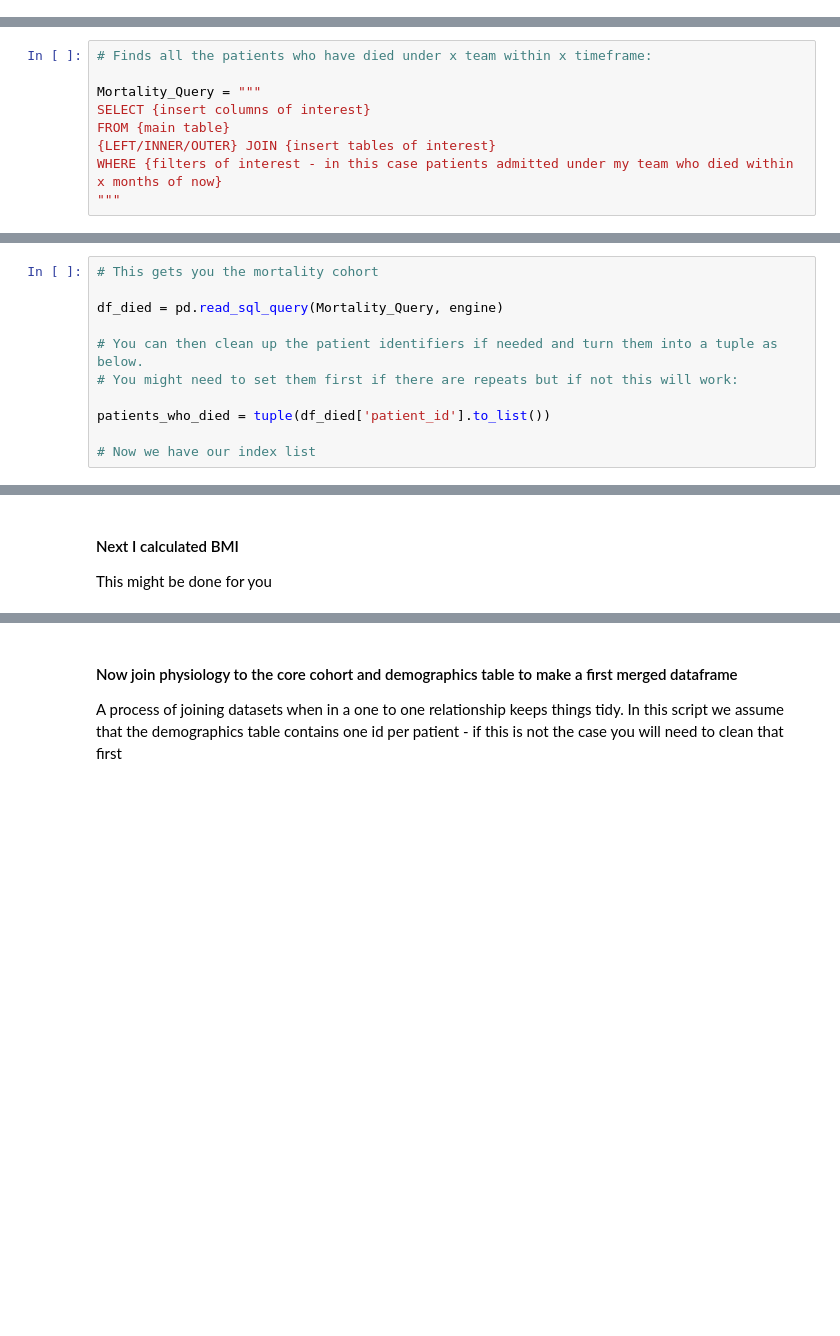
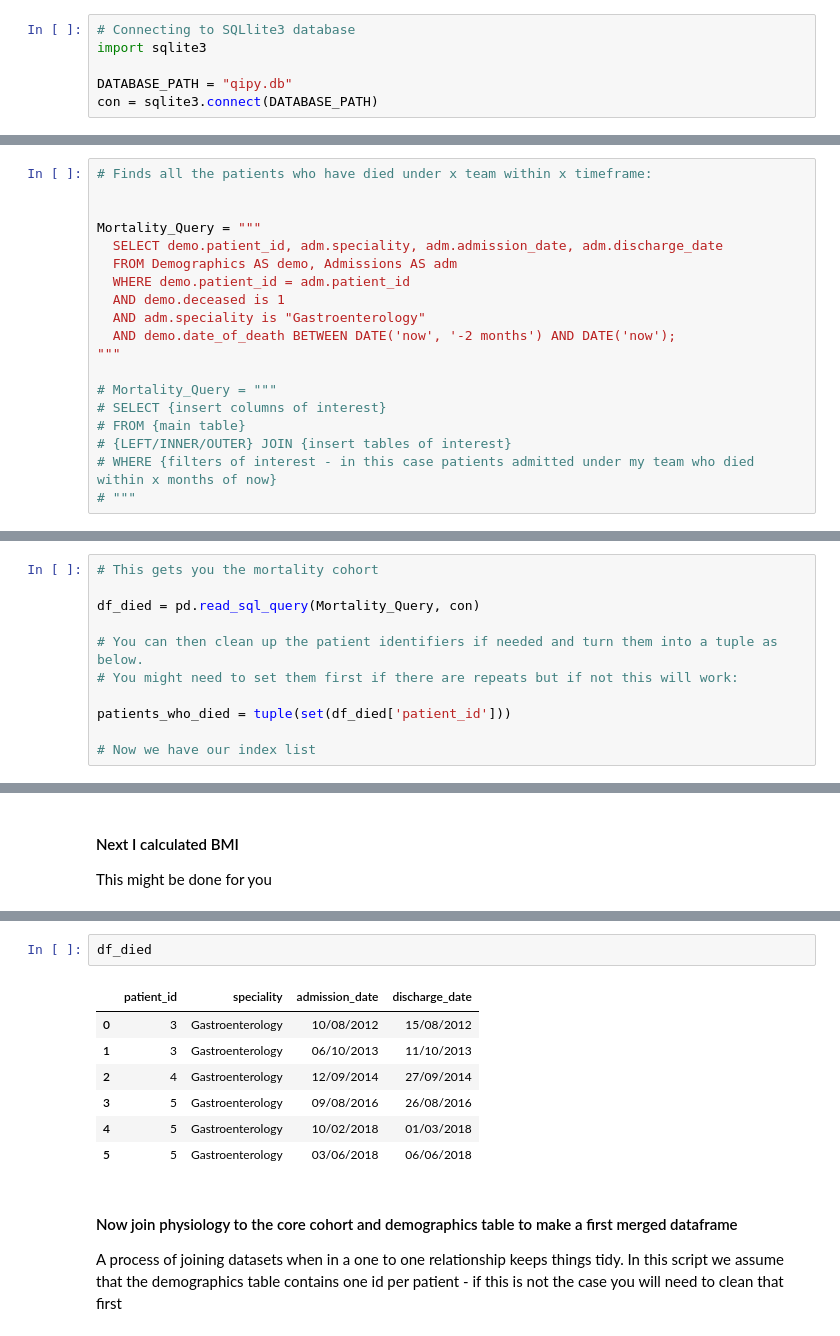
Before and after one commit to MattStammers/Life_Death_Python, a Jupyter notebook: Learning_From_Death/Learning_From_Death.ipynb, the cells around one changed output, grey strips where cells are left out. Drawn from its saved outputs; the diff is of its cells as text; blank space fills up the shorter version.

Commit message:
added sqlite3 db with dummy data

```diff
--- a/Learning_From_Death/Learning_From_Death.ipynb
+++ b/Learning_From_Death/Learning_From_Death.ipynb
@@ -115,3 +119,9 @@ engine.connect()
+# %%
+# Connecting to SQLlite3 database
+import sqlite3
+
+DATABASE_PATH = "qipy.db"
+con = sqlite3.connect(DATABASE_PATH)
 # %% [markdown]
 #### A note when learning
 
@@ -123,12 +133,22 @@ These SQL queries are pseudocode to help you get the idea behind the approach an
 # %%
 # Finds all the patients who have died under x team within x timeframe:
 
+
 Mortality_Query = """
-SELECT {insert columns of interest}
-FROM {main table}
-{LEFT/INNER/OUTER} JOIN {insert tables of interest}
-WHERE {filters of interest - in this case patients admitted under my team who died within x months of now}
+  SELECT demo.patient_id, adm.speciality, adm.admission_date, adm.discharge_date
+  FROM Demographics AS demo, Admissions AS adm
+  WHERE demo.patient_id = adm.patient_id
+  AND demo.deceased is 1
+  AND adm.speciality is "Gastroenterology"
+  AND demo.date_of_death BETWEEN DATE('now', '-2 months') AND DATE('now');
 """
+
+# Mortality_Query = """
+# SELECT {insert columns of interest}
+# FROM {main table}
+# {LEFT/INNER/OUTER} JOIN {insert tables of interest}
+# WHERE {filters of interest - in this case patients admitted under my team who died within x months of now}
+# """
 # %% [markdown]
 #### Now you can create your index cohort
 
@@ -136,11 +156,11 @@ From this you can filter the subsequent queries. This is often better done using
 # %%
 # This gets you the mortality cohort
 
-df_died = pd.read_sql_query(Mortality_Query, engine)
+df_died = pd.read_sql_query(Mortality_Query, con)
 
 # You can then clean up the patient identifiers if needed and turn them into a tuple as below.
 # You might need to set them first if there are repeats but if not this will work:
 
-patients_who_died = tuple(df_died['patient_id'].to_list())
+patients_who_died = tuple(set(df_died['patient_id']))
 
 # Now we have our index list
@@ -230,3 +297,13 @@ df_bmi['BMI'] = round(df_bmi['MEAN_WEIGHT']/(df_bmi['MEAN_HEIGHT_M'])**2,2)
+# %%
+df_died
+# %% [output]
+|  | patient_id | speciality | admission_date | discharge_date |
+| 0 | 3 | Gastroenterology | 10/08/2012 | 15/08/2012 |
+| 1 | 3 | Gastroenterology | 06/10/2013 | 11/10/2013 |
+| 2 | 4 | Gastroenterology | 12/09/2014 | 27/09/2014 |
+| 3 | 5 | Gastroenterology | 09/08/2016 | 26/08/2016 |
+| 4 | 5 | Gastroenterology | 10/02/2018 | 01/03/2018 |
+| 5 | 5 | Gastroenterology | 03/06/2018 | 06/06/2018 |
 # %% [markdown]
 #### Now join physiology to the core cohort and demographics table to make a first merged dataframe
 
```
Also changed, not shown: parts of 17 cells of this notebook, 10 other files.
